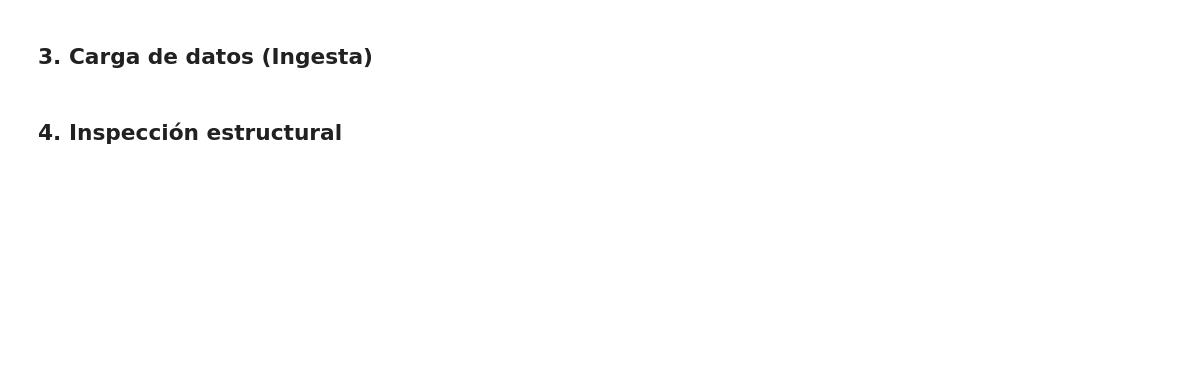
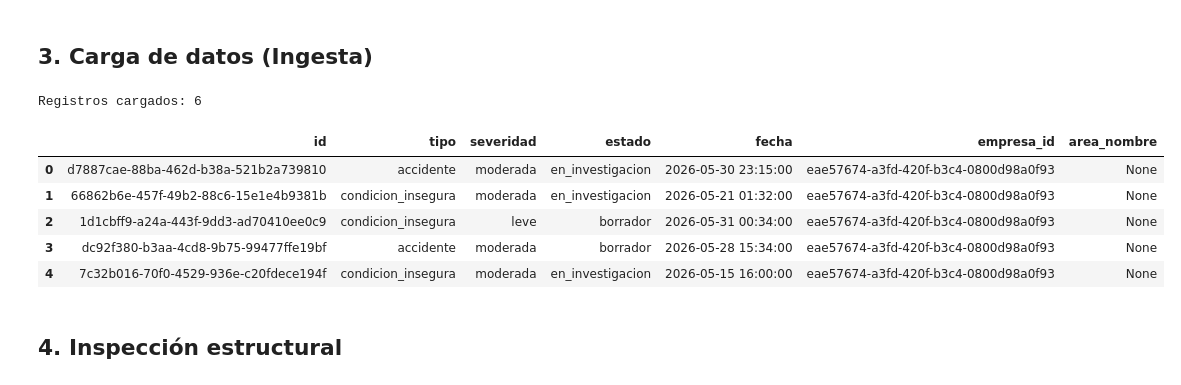
Before and after one commit to sharolpulgarinSENA/PISST, a Jupyter notebook: notebooks/01_exploracion_incidentes.ipynb, the cells around one changed output. Drawn from its saved outputs; the diff is of its cells as text; code cells hidden in the pictures; blank space fills up the shorter version.

```diff
--- a/notebooks/01_exploracion_incidentes.ipynb
+++ b/notebooks/01_exploracion_incidentes.ipynb
@@ -43,21 +51,29 @@ with engine.connect() as conn:
 # %%
 query = """
 SELECT
     i.id,
     i.tipo,
     i.severidad,
     i.estado,
     i.fecha,
     i.empresa_id,
     a.nombre AS area_nombre
 FROM incidentes i
-LEFT JOIN lesiones l ON l.incidente_id = i.id
-LEFT JOIN areas a    ON a.id = l.area_id
+LEFT JOIN users u  ON u.id = i.trabajador_afectado_id
+LEFT JOIN areas a  ON a.id = u.area_id
 """
 
 df = pd.read_sql(query, engine)
 print(f'Registros cargados: {len(df)}')
 df.head()
+# %% [output]
+Registros cargados: 6
+|  | id | tipo | severidad | estado | fecha | empresa_id | area_nombre |
+| 0 | d7887cae-88ba-462d-b38a-521b2a739810 | accidente | moderada | en_investigacion | 2026-05-30 23:15:00 | eae57674-a3fd-420f-b3c4-0800d98a0f93 | None |
+| 1 | 66862b6e-457f-49b2-88c6-15e1e4b9381b | condicion_insegura | moderada | en_investigacion | 2026-05-21 01:32:00 | eae57674-a3fd-420f-b3c4-0800d98a0f93 | None |
+| 2 | 1d1cbff9-a24a-443f-9dd3-ad70410ee0c9 | condicion_insegura | leve | borrador | 2026-05-31 00:34:00 | eae57674-a3fd-420f-b3c4-0800d98a0f93 | None |
+| 3 | dc92f380-b3aa-4cd8-9b75-99477ffe19bf | accidente | moderada | borrador | 2026-05-28 15:34:00 | eae57674-a3fd-420f-b3c4-0800d98a0f93 | None |
+| 4 | 7c32b016-70f0-4529-936e-c20fdece194f | condicion_insegura | moderada | en_investigacion | 2026-05-15 16:00:00 | eae57674-a3fd-420f-b3c4-0800d98a0f93 | None |
 # %% [markdown]
 ## 4. Inspección estructural
 # %%
```
Also changed, not shown: parts of 9 cells of this notebook, 4 other files.
